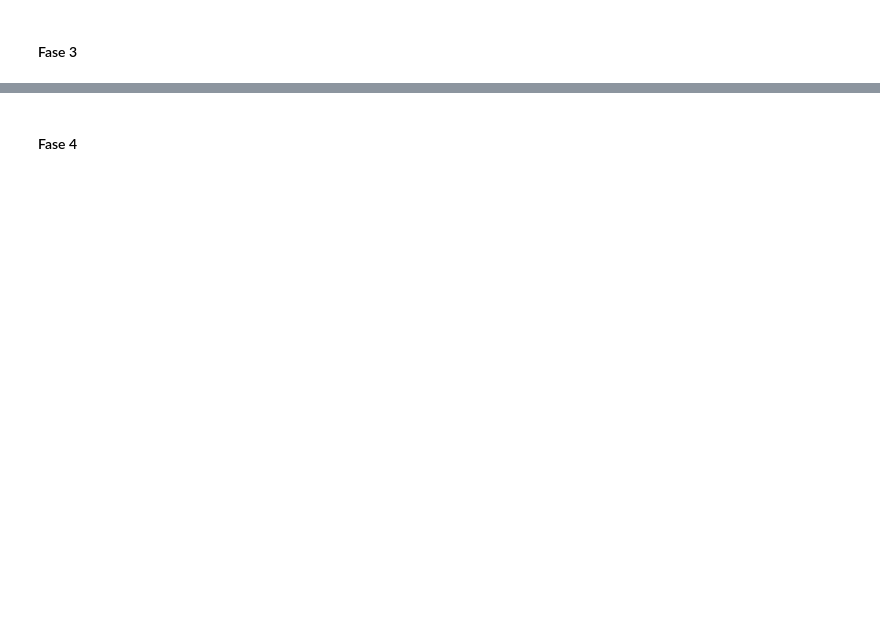
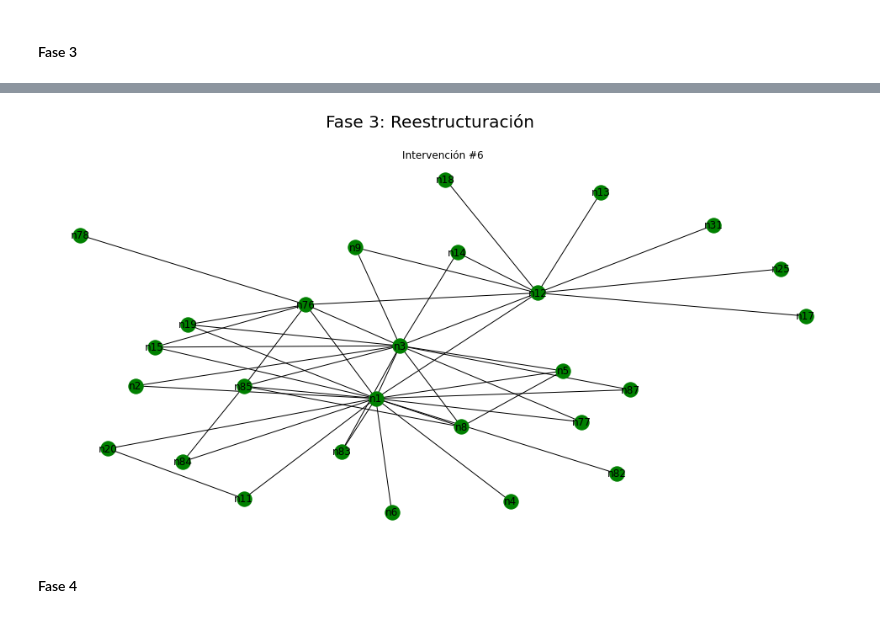
Before and after one commit to santibatte/criminal_communities, a Jupyter notebook: _robdir/caviar/caviar.ipynb, the cells around one changed output, grey strips where cells are left out. Saved outputs shown, nothing was run; the diff lists cells and outputs as text; code cells hidden in the pictures; blank space fills up the shorter version.

```diff
--- a/_robdir/caviar/caviar.ipynb
+++ b/_robdir/caviar/caviar.ipynb
@@ -279,2 +340,6 @@ plt.show()
+# %%
+create_fase_nxs(G, range(1, 2), 5, "Fase 3: Reestructuración", "g")
+# %% [output]
+[figure, added]
 # %% [markdown]
 #### Fase 4
```
Also changed, not shown: parts of 35 cells of this notebook, 2 other files.
